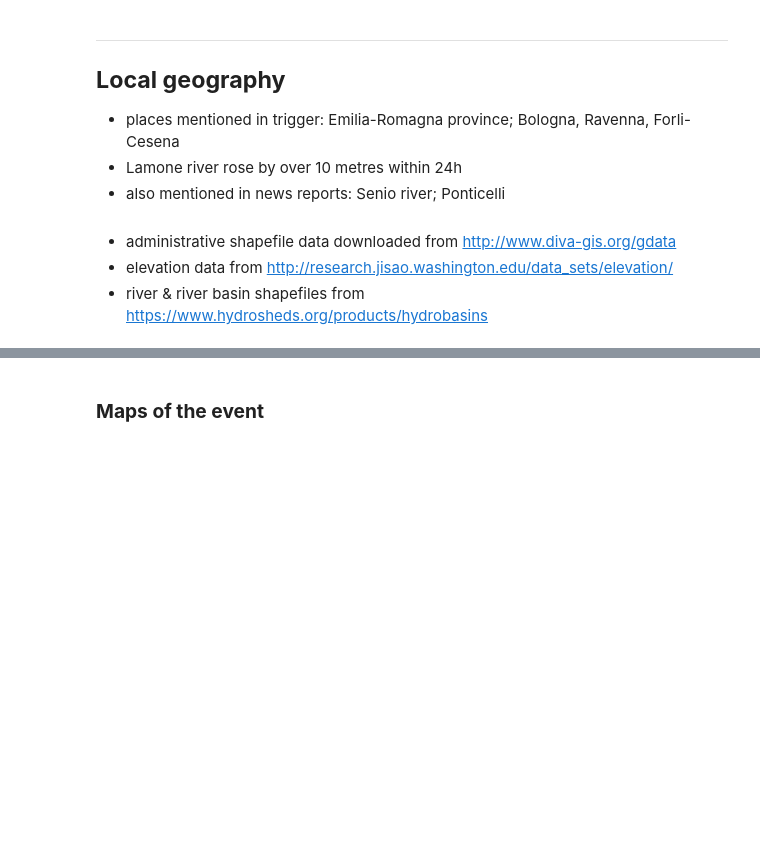
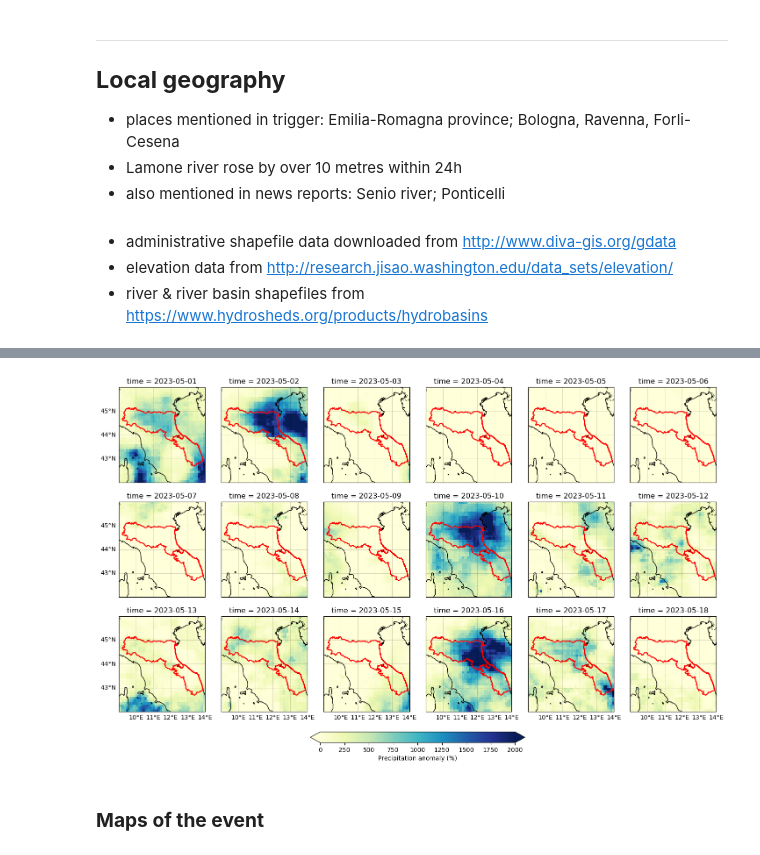
Before and after one commit to clairbarnes/wwa-archive, a Jupyter notebook: 23-04_Italy-flood/Italy-flood_00_working.ipynb, the cells around one changed output, grey strips where cells are left out. Drawn from its saved outputs; the diff is of its cells as text; code cells hidden in the pictures; blank space fills up the shorter version.

```diff
--- a/23-04_Italy-flood/Italy-flood_00_working.ipynb
+++ b/23-04_Italy-flood/Italy-flood_00_working.ipynb
@@ -125,2 +154,25 @@ _Checked on May 17th: CHIRPS not yet updated_
+# %%
+fig, axs = plt.subplots(ncols = 6, nrows = 3, figsize = (18,12), subplot_kw = {"projection" : cartopy.crs.PlateCarree()}, sharex = True, sharey = True)
+plt.subplots_adjust(hspace = 0.2, wspace = 0.01)
+
+for i in range(18):
+    ax = fig.axes[i]
+    cbar = mswep_anom.isel(time = i).plot(ax = ax, cmap = "YlGnBu", vmin = 0, vmax = 2000, add_colorbar = False)
+
+    ax.coastlines()
+    ax.add_feature(cartopy.feature.BORDERS, lw = 1, alpha = 0.7, ls = "--", zorder = 99)
+    sf.boundary.plot(ax = ax, color = "red")
+    ax.gridlines(crs=cartopy.crs.PlateCarree(), linewidth=0.5, color='black', alpha=0.2, xlocs = range(xn, xx+1), ylocs = range(yn, yx+1))
+
+for ax in axs[-1,:]:
+    ax.gridlines(crs=cartopy.crs.PlateCarree(), draw_labels = ["bottom"], alpha=0, xlocs = range(xn+1, xx+1), ylocs = range(yn, yx+1))
+for ax in axs[:,0]:
+    ax.gridlines(crs=cartopy.crs.PlateCarree(), draw_labels = ["left"], alpha=0, xlocs = range(xn, xx+1), ylocs = range(yn, yx+1))
+
+plt.colorbar(cbar, ax = axs, location = "bottom", extend = "both", shrink = 0.35, pad = 0.05, label = "Precipitation anomaly (%)")
+
+plt.savefig("fig/mswep-precip-anompc_2023-05.png")
+# %% [output]
+[figure, added]
 # %% [markdown]
 ### **Maps of the event**
```
Also changed, not shown: parts of 16 cells of this notebook.
